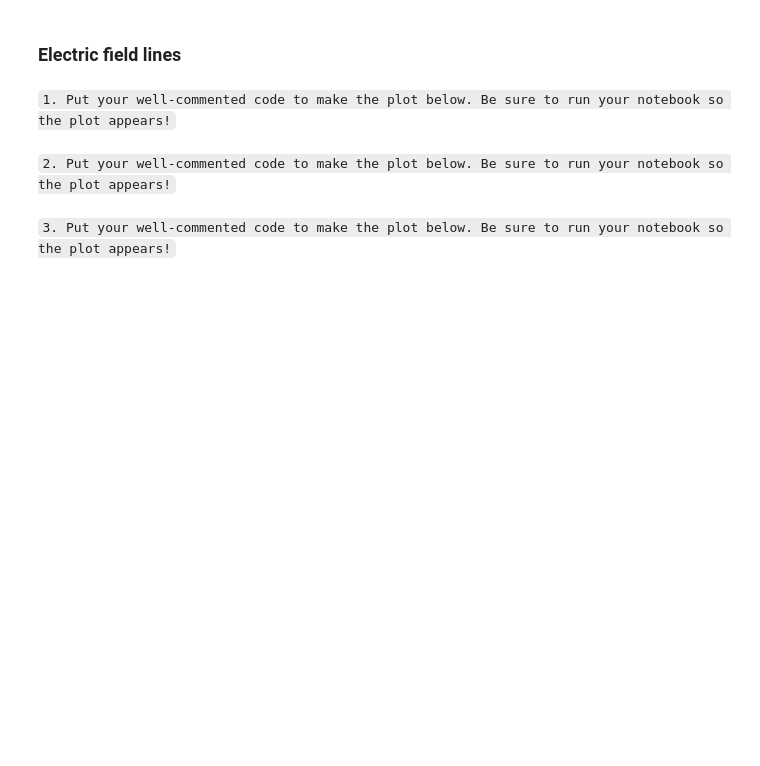
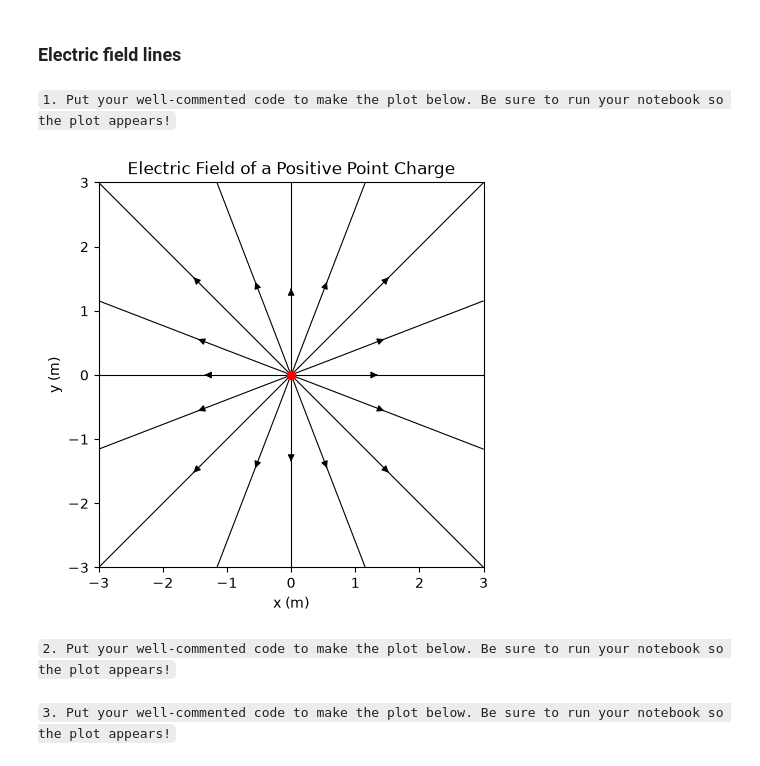
Before and after one commit to McPetane-Jr/PRACTICALS, a Jupyter notebook: Computational Physics/Week 9/4503127_prac4.ipynb, the cells around one changed output. Drawn from its saved outputs; the diff is of its cells as text; code cells hidden in the pictures; blank space fills up the shorter version.

```diff
--- a/Computational Physics/Week 9/4503127_prac4.ipynb
+++ b/Computational Physics/Week 9/4503127_prac4.ipynb
@@ -77,6 +168,25 @@ def plot_field_lines(X, Y, Ex, Ey, charges):
 # %% [markdown]
 `1. Put your well-commented code to make the plot below. Be sure to run your notebook so the plot appears!`
 # %%
-# Put your code here
+def E_point(X, Y, q, x0, y0):
+    k = 8.99e9
+
+    r = np.sqrt((X - x0)**2 + (Y - y0)**2)
+
+    Ex = k * q * (X - x0) / r**3
+    Ey = k * q * (Y - y0) / r**3
+
+    return Ex, Ey
+
+charges = [[1e-9, 0, 0]]
+
+Ex, Ey = E_point(X, Y, 1e-9, 0, 0)
+
+plot_field_lines(X, Y, Ex, Ey, charges)
+
+plt.title("Electric Field of a Positive Point Charge")
+plt.show()
+# %% [output]
+[figure, added]
 # %% [markdown]
 `2. Put your well-commented code to make the plot below. Be sure to run your notebook so the plot appears!`
```
Also changed, not shown: parts of 6 cells of this notebook.
